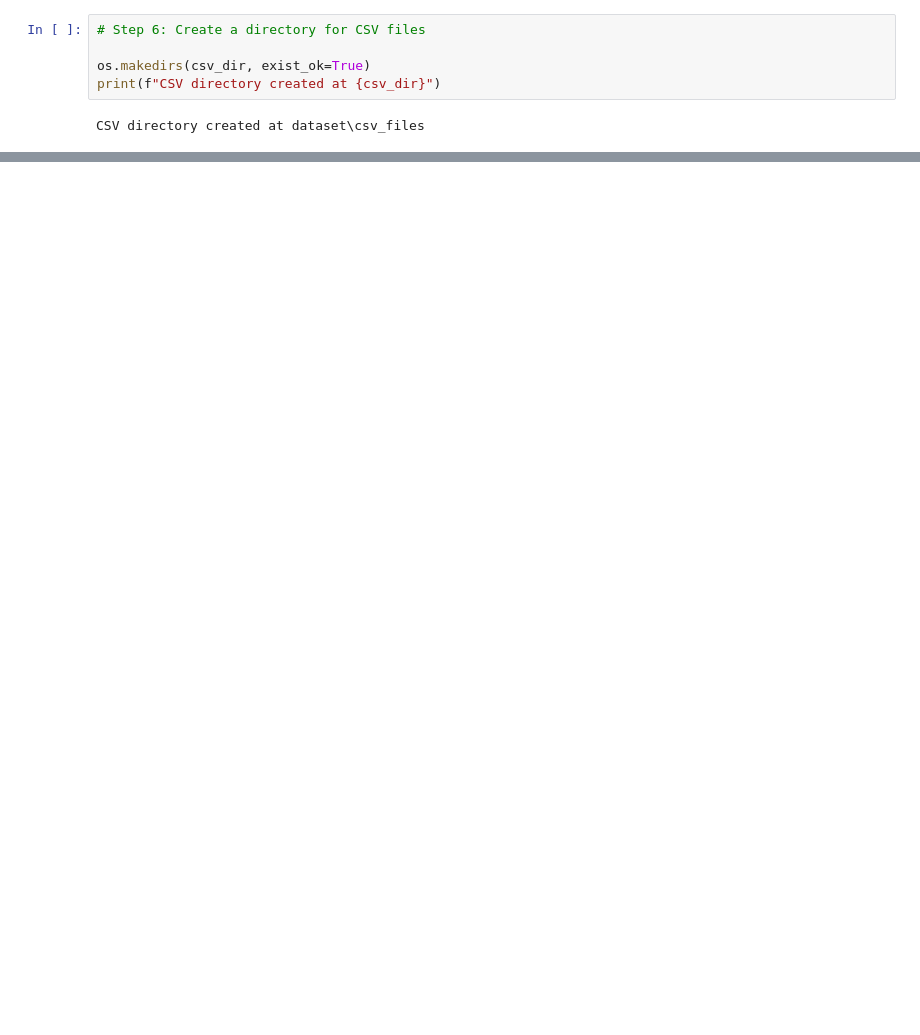
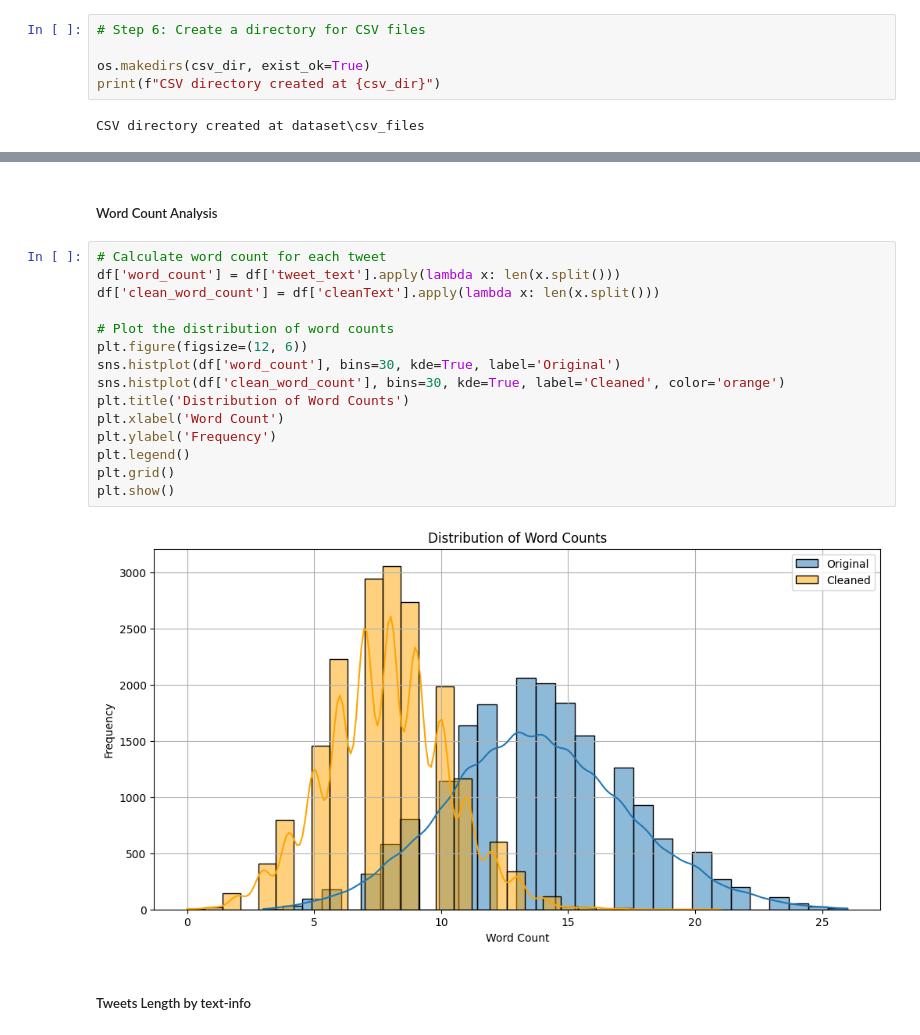
Before and after one commit to playfullClouds/disaster-tweets, a Jupyter notebook: research/test.ipynb, the cells around one changed output, grey strips where cells are left out. Saved outputs shown, nothing was run; the diff lists cells and outputs as text; blank space fills up the shorter version.

```diff
--- a/research/test.ipynb
+++ b/research/test.ipynb
@@ -190,0 +694,21 @@ t.head(3)
+# %% [markdown]
+##### Word Count Analysis
+# %%
+# Calculate word count for each tweet
+df['word_count'] = df['tweet_text'].apply(lambda x: len(x.split()))
+df['clean_word_count'] = df['cleanText'].apply(lambda x: len(x.split()))
+
+# Plot the distribution of word counts
+plt.figure(figsize=(12, 6))
+sns.histplot(df['word_count'], bins=30, kde=True, label='Original')
+sns.histplot(df['clean_word_count'], bins=30, kde=True, label='Cleaned', color='orange')
+plt.title('Distribution of Word Counts')
+plt.xlabel('Word Count')
+plt.ylabel('Frequency')
+plt.legend()
+plt.grid()
+plt.show()
+# %% [output]
+[figure, added]
+# %% [markdown]
+##### Tweets Length by text-info
```
Also changed, not shown: parts of 157 cells of this notebook, 29 other files.
